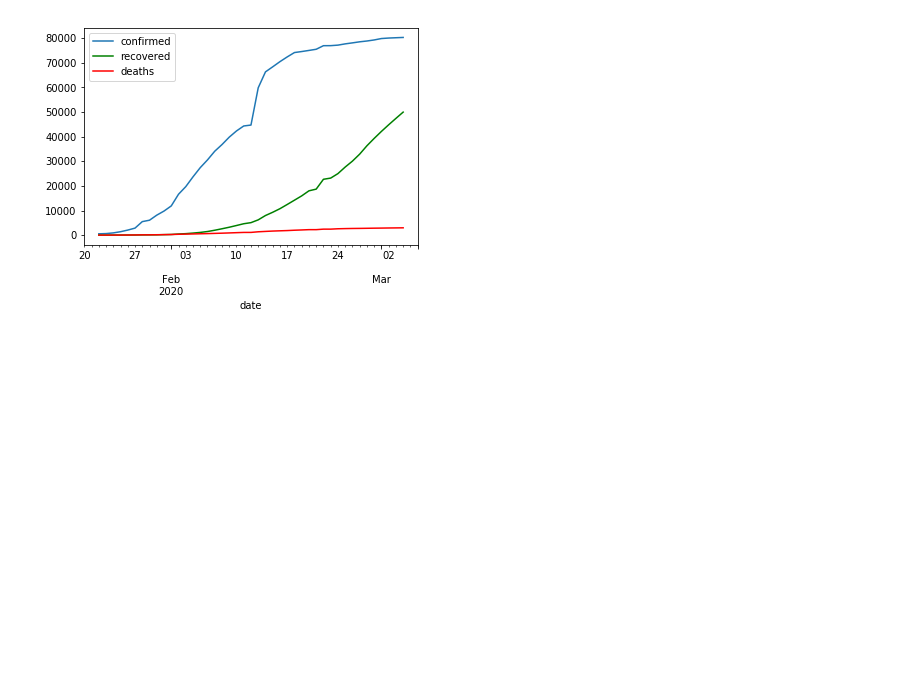
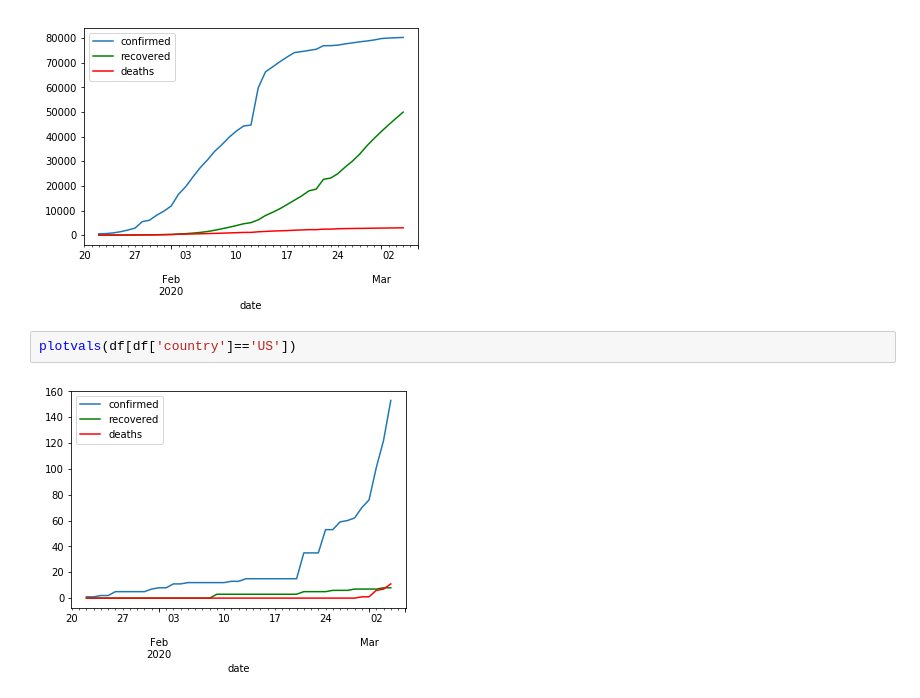
Before and after one commit to rnikolaus/corona, a Jupyter notebook: Corona.ipynb, the cells around one changed output. Drawn from its saved outputs; the diff is of its cells as text; blank space fills up the shorter version.

```diff
--- a/Corona.ipynb
+++ b/Corona.ipynb
@@ -96,3 +96,7 @@ plotvals(df[df['country']=='Italy'])
 plotvals(df[df['country']=='Mainland China'])
 # %% [output]
 [figure]
+# %%
+plotvals(df[df['country']=='US'])
+# %% [output]
+[figure, added]
```
Also changed, not shown: 1 other file.
